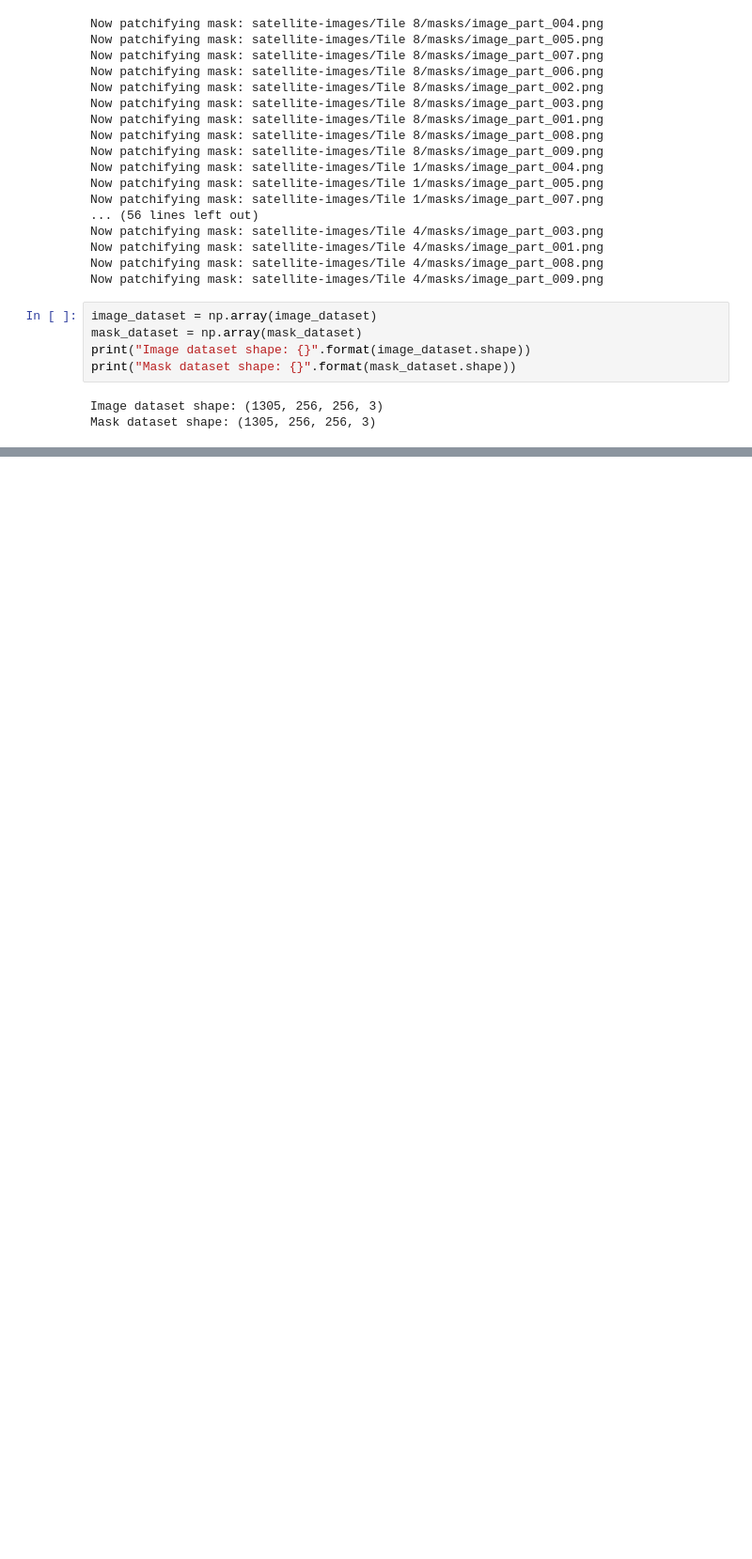
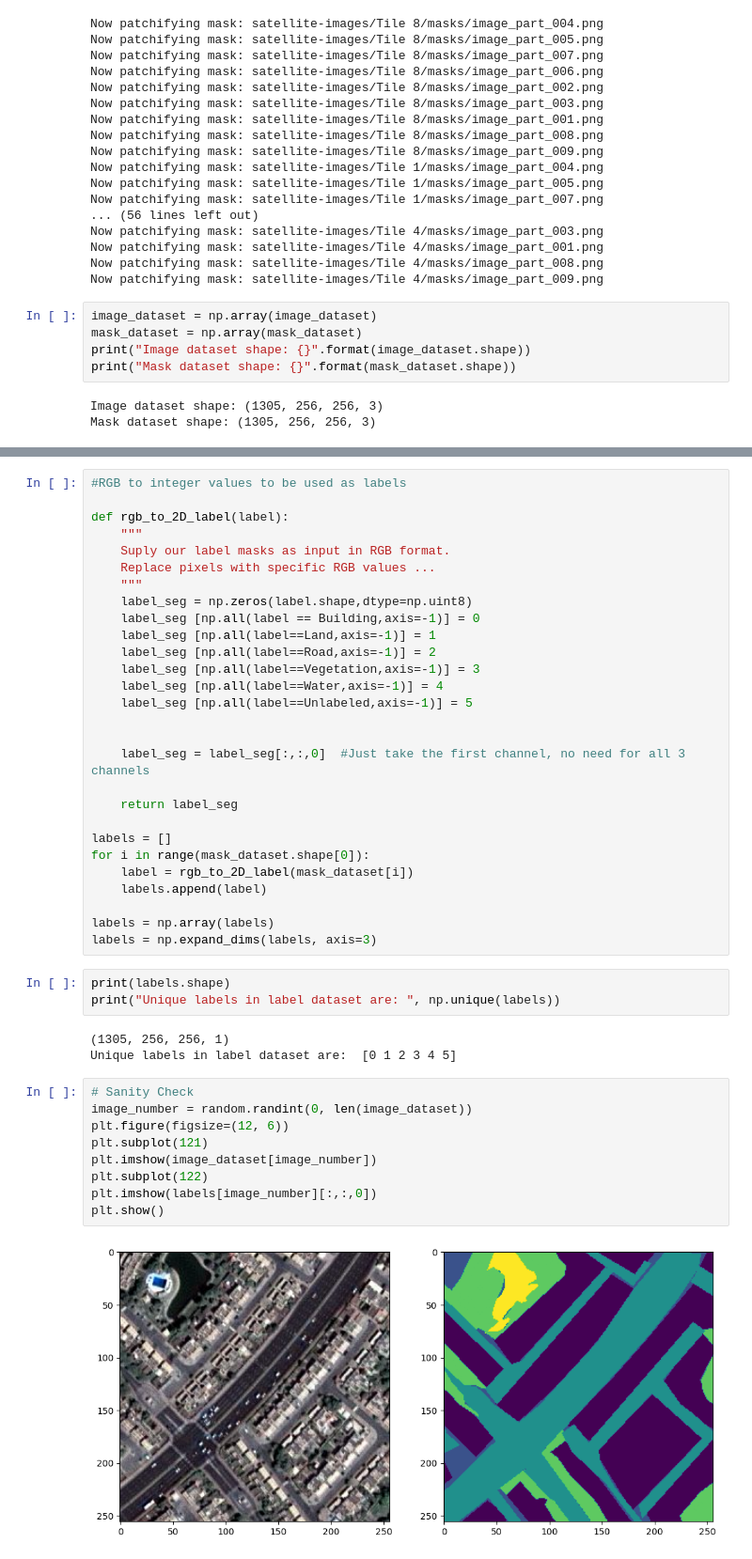
Before and after one commit to IremOztimur/satellite-images-semantic-segmentation, a Jupyter notebook: semantic-segmentation.ipynb, the cells around one changed output, grey strips where cells are left out. Shown at 94% size. Saved outputs shown, nothing was run; the diff lists cells and outputs as text; blank space fills up the shorter version.

Commit message:
[UPDATE] HEX values converted to RGB values then one hot encoded

```diff
--- a/semantic-segmentation.ipynb
+++ b/semantic-segmentation.ipynb
@@ -169,0 +220,45 @@ plt.show()
+# %%
+#RGB to integer values to be used as labels
+
+def rgb_to_2D_label(label):
+    """
+    Suply our label masks as input in RGB format.
+    Replace pixels with specific RGB values ...
+    """
+    label_seg = np.zeros(label.shape,dtype=np.uint8)
+    label_seg [np.all(label == Building,axis=-1)] = 0
+    label_seg [np.all(label==Land,axis=-1)] = 1
+    label_seg [np.all(label==Road,axis=-1)] = 2
+    label_seg [np.all(label==Vegetation,axis=-1)] = 3
+    label_seg [np.all(label==Water,axis=-1)] = 4
+    label_seg [np.all(label==Unlabeled,axis=-1)] = 5
+
+
+    label_seg = label_seg[:,:,0]  #Just take the first channel, no need for all 3 channels
+
+    return label_seg
+
+labels = []
+for i in range(mask_dataset.shape[0]):
+    label = rgb_to_2D_label(mask_dataset[i])
+    labels.append(label)
+
+labels = np.array(labels)
+labels = np.expand_dims(labels, axis=3)
+# %%
+print(labels.shape)
+print("Unique labels in label dataset are: ", np.unique(labels))
+# %% [output]
+(1305, 256, 256, 1)
+Unique labels in label dataset are:  [0 1 2 3 4 5]
+# %%
+# Sanity Check
+image_number = random.randint(0, len(image_dataset))
+plt.figure(figsize=(12, 6))
+plt.subplot(121)
+plt.imshow(image_dataset[image_number])
+plt.subplot(122)
+plt.imshow(labels[image_number][:,:,0])
+plt.show()
+# %% [output]
+[figure, added]
```
Also changed, not shown: parts of 3 cells of this notebook.
